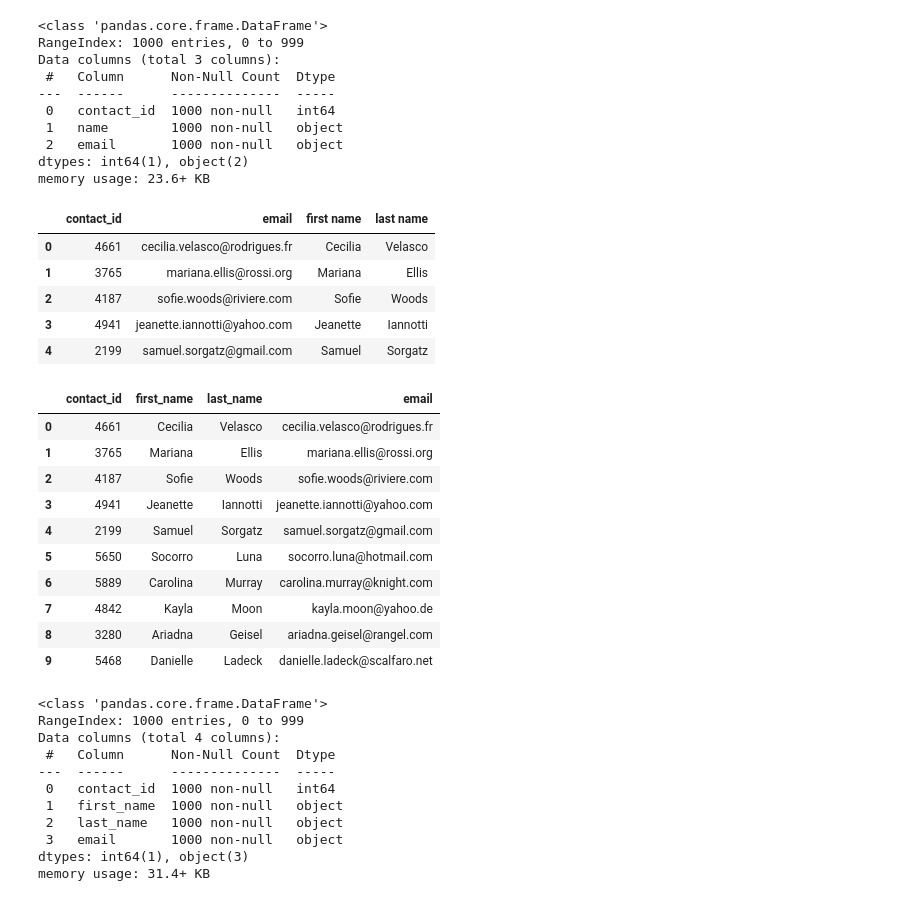
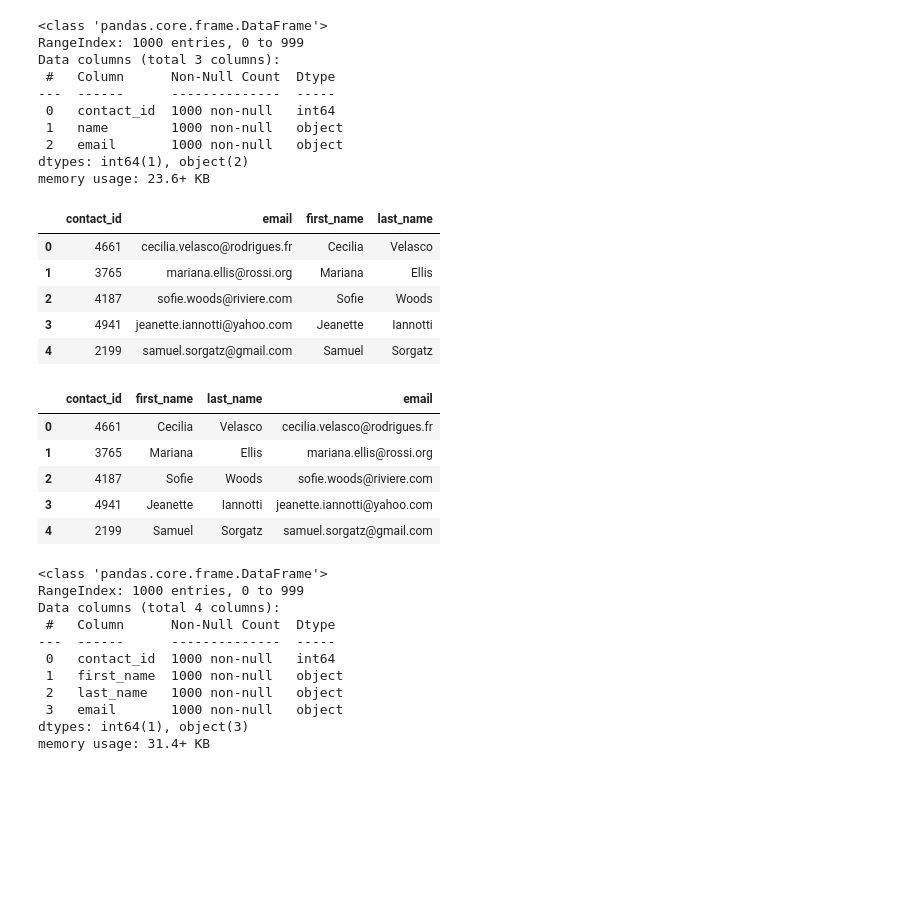
Before and after one commit to cisha710/Crowdfunding_ETL, a Jupyter notebook: ETL_Mini_Project_Starter_Code_EPorter_IChaware.ipynb, the cells around one changed output. Drawn from its saved outputs; the diff is of its cells as text; code cells hidden in the pictures; blank space fills up the shorter version.

```diff
--- a/ETL_Mini_Project_Starter_Code_EPorter_IChaware.ipynb
+++ b/ETL_Mini_Project_Starter_Code_EPorter_IChaware.ipynb
@@ -359,13 +359,13 @@ dtypes: int64(1), object(2)
 memory usage: 23.6+ KB
 # %%
 # Create a "first"name" and "last_name" column with the first and last names from the "name" column.
-contact_df[['first name', 'last name']] = contact_df['name'].str.split(' ', expand=True)
+contact_df[['first_name', 'last_name']] = contact_df['name'].str.split(' ', expand=True)
 
 # Drop the contact_name column
 contact_df.drop(columns=['name'], inplace=True)
 contact_df.head()
 # %% [output]
-|  | contact_id | email | first name | last name |
+|  | contact_id | email | first_name | last_name |
 | 0 | 4661 | cecilia.velasco@rodrigues.fr | Cecilia | Velasco |
 | 1 | 3765 | mariana.ellis@rossi.org | Mariana | Ellis |
 | 2 | 4187 | sofie.woods@riviere.com | Sofie | Woods |
@@ -373,17 +373,14 @@ contact_df.head()
 | 4 | 2199 | samuel.sorgatz@gmail.com | Samuel | Sorgatz |
 # %%
 # Reorder the columns
+contacts_df_clean = contact_df[['contact_id','first_name','last_name','email']]
+contacts_df_clean.head()
 # %% [output]
 |  | contact_id | first_name | last_name | email |
 | 0 | 4661 | Cecilia | Velasco | cecilia.velasco@rodrigues.fr |
 | 1 | 3765 | Mariana | Ellis | mariana.ellis@rossi.org |
 | 2 | 4187 | Sofie | Woods | sofie.woods@riviere.com |
 | 3 | 4941 | Jeanette | Iannotti | jeanette.iannotti@yahoo.com |
 | 4 | 2199 | Samuel | Sorgatz | samuel.sorgatz@gmail.com |
-| 5 | 5650 | Socorro | Luna | socorro.luna@hotmail.com |
-| 6 | 5889 | Carolina | Murray | carolina.murray@knight.com |
-| 7 | 4842 | Kayla | Moon | kayla.moon@yahoo.de |
-| 8 | 3280 | Ariadna | Geisel | ariadna.geisel@rangel.com |
-| 9 | 5468 | Danielle | Ladeck | danielle.ladeck@scalfaro.net |
 # %%
 # Check the datatypes one more time before exporting as CSV file.
```
Also changed, not shown: parts of 11 cells of this notebook.
